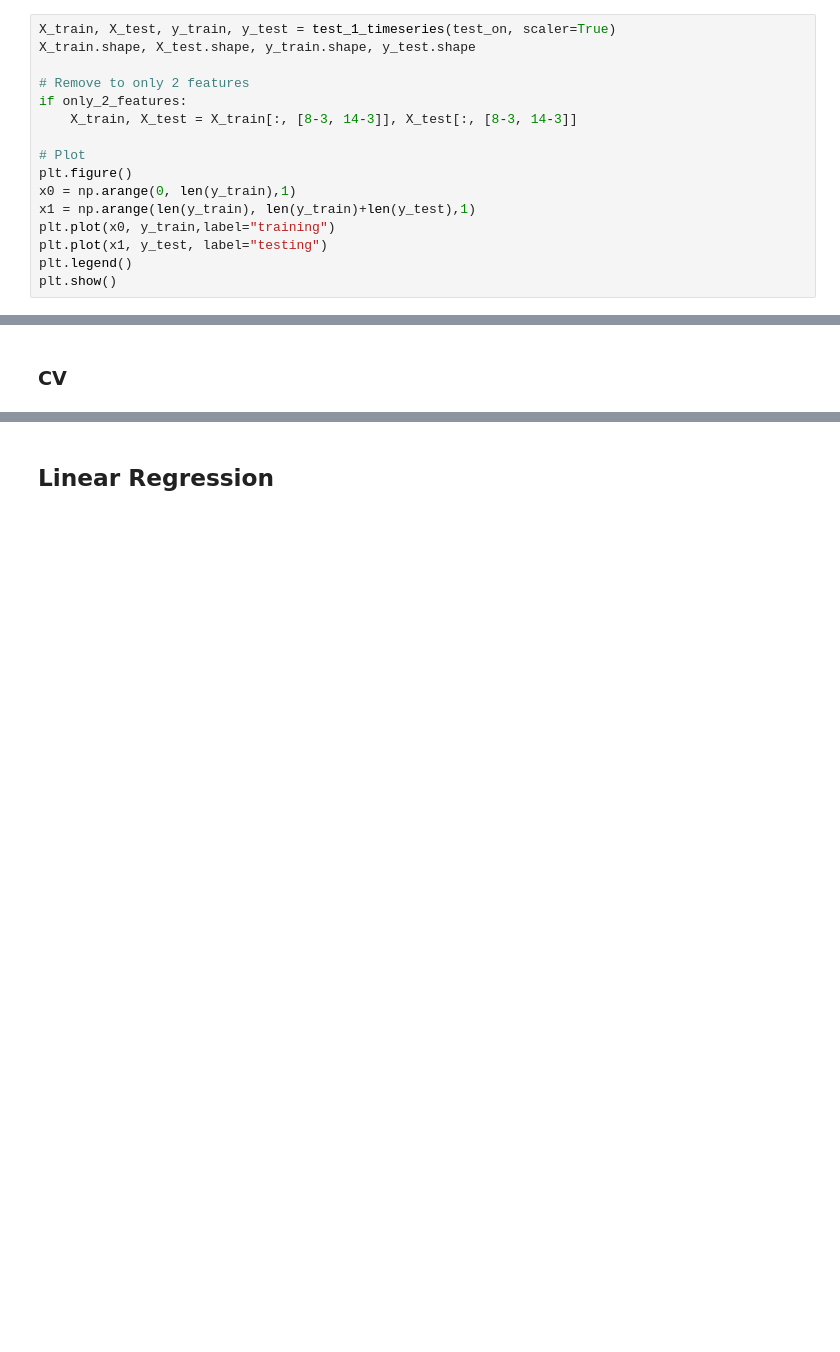
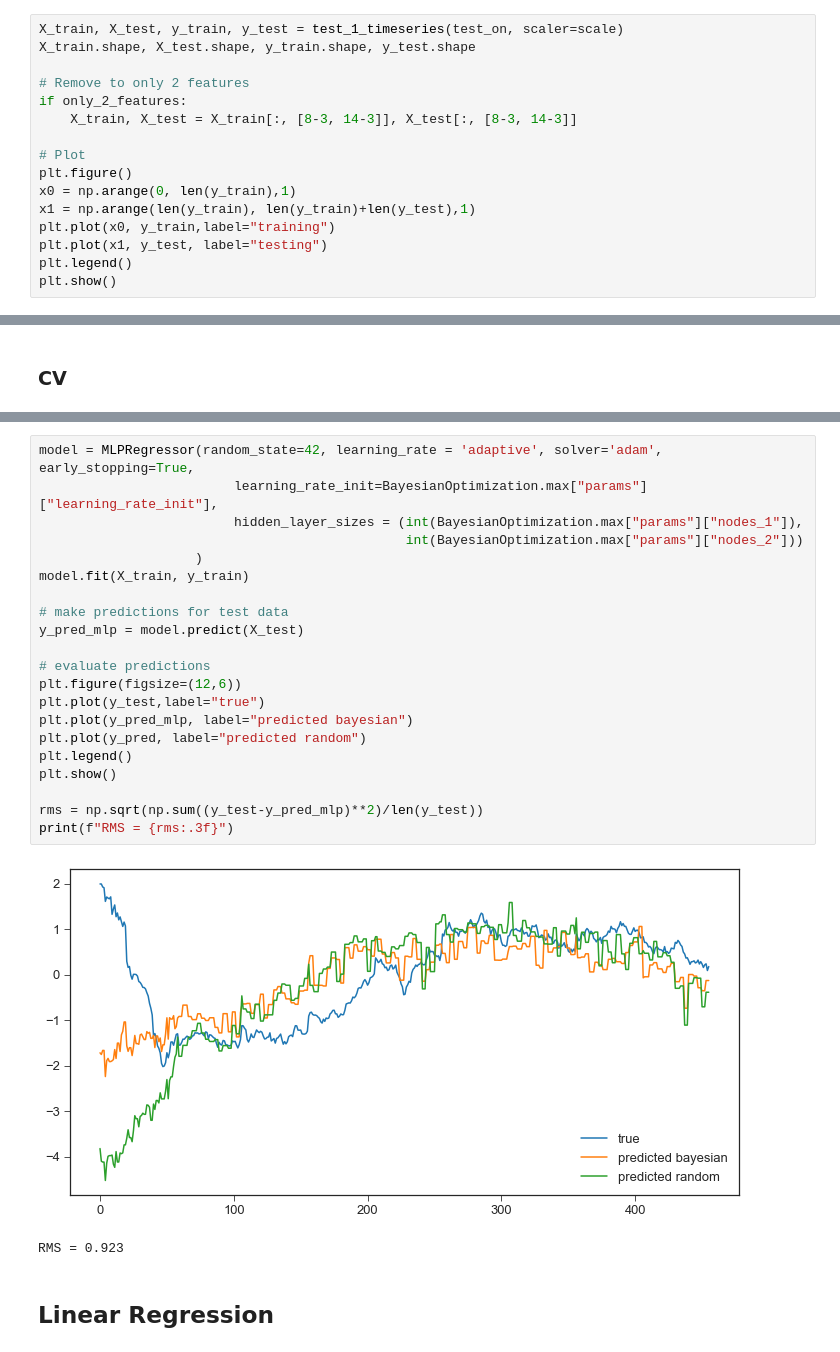
Before and after one commit to svejlgaard/finalproject, a Jupyter notebook: Crossvalidation search.ipynb, the cells around one changed output, grey strips where cells are left out. Saved outputs shown, nothing was run; the diff lists cells and outputs as text; blank space fills up the shorter version.

```diff
--- a/Crossvalidation search.ipynb
+++ b/Crossvalidation search.ipynb
@@ -408,7 +412,7 @@ plt.show()
 # %% [markdown]
 ### Predict one timeseries
 # %%
-X_train, X_test, y_train, y_test = test_1_timeseries(test_on, scaler=True)
+X_train, X_test, y_train, y_test = test_1_timeseries(test_on, scaler=scale)
 X_train.shape, X_test.shape, y_train.shape, y_test.shape
 
 # Remove to only 2 features
@@ -512,3 +629,27 @@ plt.show()
+# %%
+model = MLPRegressor(random_state=42, learning_rate = 'adaptive', solver='adam', early_stopping=True,
+                         learning_rate_init=BayesianOptimization.max["params"]["learning_rate_init"],
+                         hidden_layer_sizes = (int(BayesianOptimization.max["params"]["nodes_1"]),
+                                               int(BayesianOptimization.max["params"]["nodes_2"]))
+                    )
+model.fit(X_train, y_train)
+
+# make predictions for test data
+y_pred_mlp = model.predict(X_test)
+
+# evaluate predictions
+plt.figure(figsize=(12,6))
+plt.plot(y_test,label="true")
+plt.plot(y_pred_mlp, label="predicted bayesian")
+plt.plot(y_pred, label="predicted random")
+plt.legend()
+plt.show()
+
+rms = np.sqrt(np.sum((y_test-y_pred_mlp)**2)/len(y_test))
+print(f"RMS = {rms:.3f}")
+# %% [output]
+[figure, added]
+RMS = 0.923
 # %% [markdown]
 ## Linear Regression
 # %%
```
Also changed, not shown: parts of 22 cells of this notebook, 2 other files.
